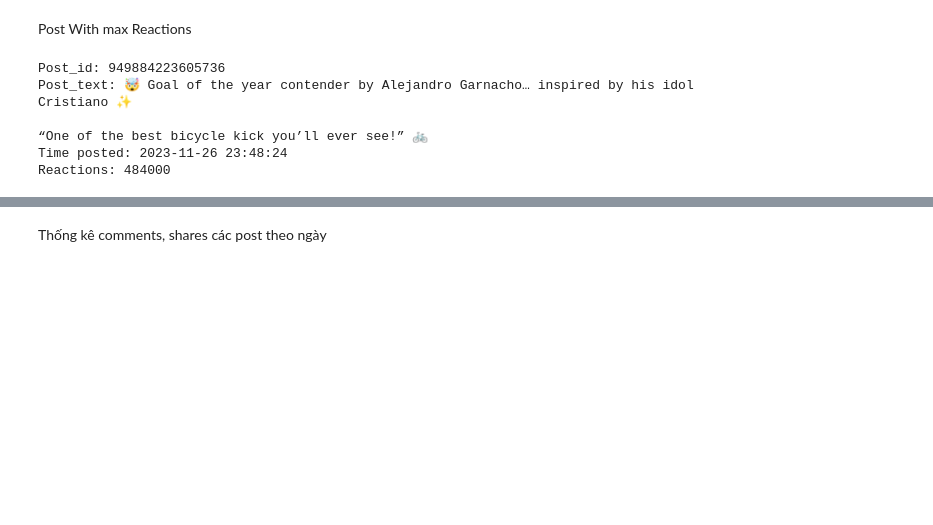
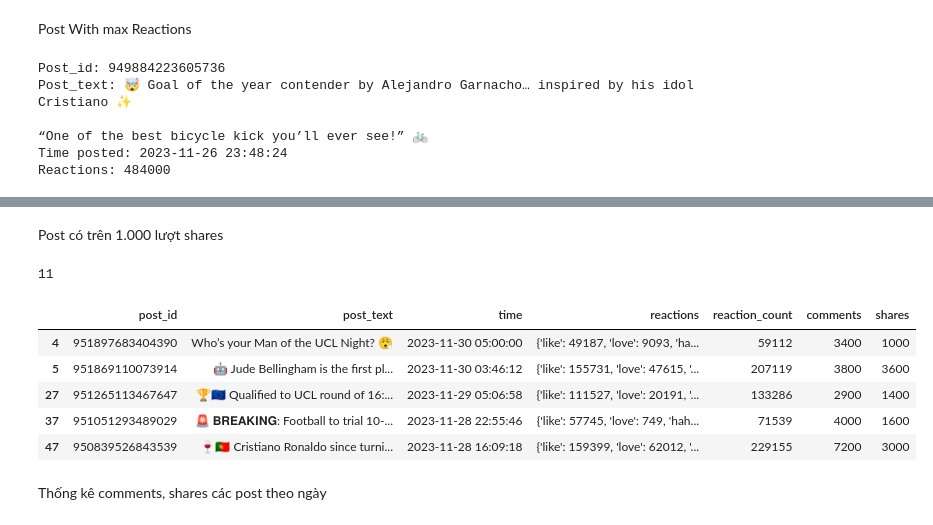
Before and after one commit to phulocnguyen/Facebook-Data-Analysis, a Jupyter notebook: Data Analysis.ipynb, the cells around one changed output, grey strips where cells are left out. Drawn from its saved outputs; the diff is of its cells as text; code cells hidden in the pictures; blank space fills up the shorter version.

```diff
--- a/Data Analysis.ipynb
+++ b/Data Analysis.ipynb
@@ -474,3 +533,16 @@ raw_df[raw_df["reaction_count"] >= 100000][cols].head()
+# %% [markdown]
+Post có trên 1.000 lượt shares
+# %%
+print(raw_df[raw_df["shares"] >= 1000][cols].shape[0])
+raw_df[raw_df["shares"] >= 1000][cols].head()
+# %% [output]
+11
+|  | post_id | post_text | time | reactions | reaction_count | comments | shares |
+| 4 | 951897683404390 | Who’s your Man of the UCL Night? 😮‍💨 | 2023-11-30 05:00:00 | {'like': 49187, 'love': 9093, 'ha... | 59112 | 3400 | 1000 |
+| 5 | 951869110073914 | 🤖 Jude Bellingham is the first pl... | 2023-11-30 03:46:12 | {'like': 155731, 'love': 47615, '... | 207119 | 3800 | 3600 |
+| 27 | 951265113467647 | 🏆🇪🇺 Qualified to UCL round of 16:... | 2023-11-29 05:06:58 | {'like': 111527, 'love': 20191, '... | 133286 | 2900 | 1400 |
+| 37 | 951051293489029 | 🚨 𝐁𝐑𝐄𝐀𝐊𝐈𝐍𝐆: Football to trial 10-... | 2023-11-28 22:55:46 | {'like': 57745, 'love': 749, 'hah... | 71539 | 4000 | 1600 |
+| 47 | 950839526843539 | 🍷🇵🇹 Cristiano Ronaldo since turni... | 2023-11-28 16:09:18 | {'like': 159399, 'love': 62012, '... | 229155 | 7200 | 3000 |
 # %% [markdown]
 Thống kê comments, shares các post theo ngày
 # %%
```
Also changed, not shown: parts of 10 cells of this notebook, 2 other files.
